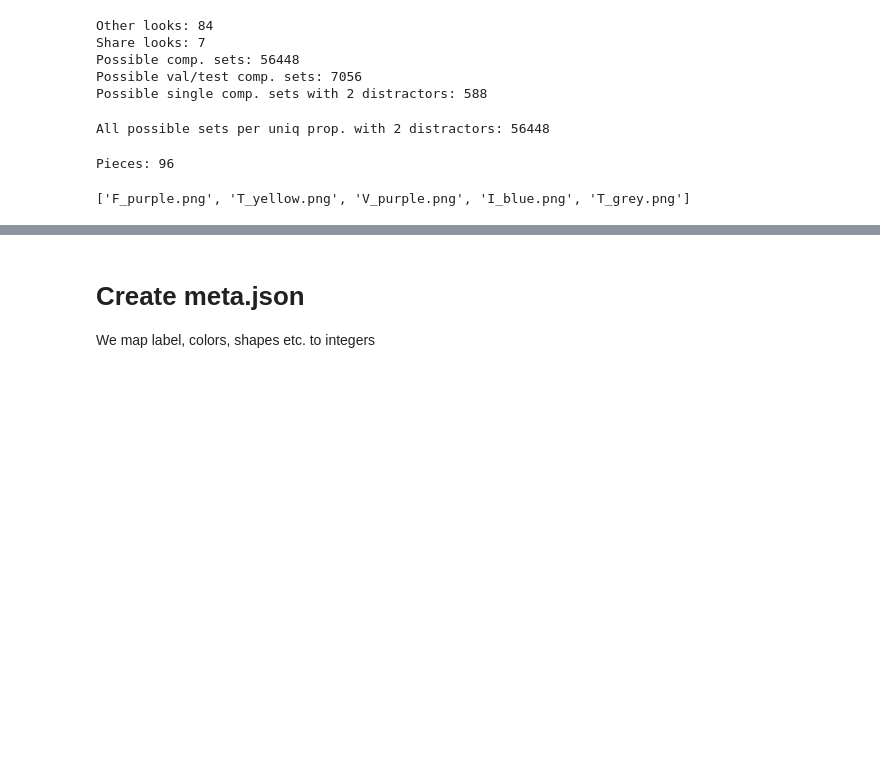
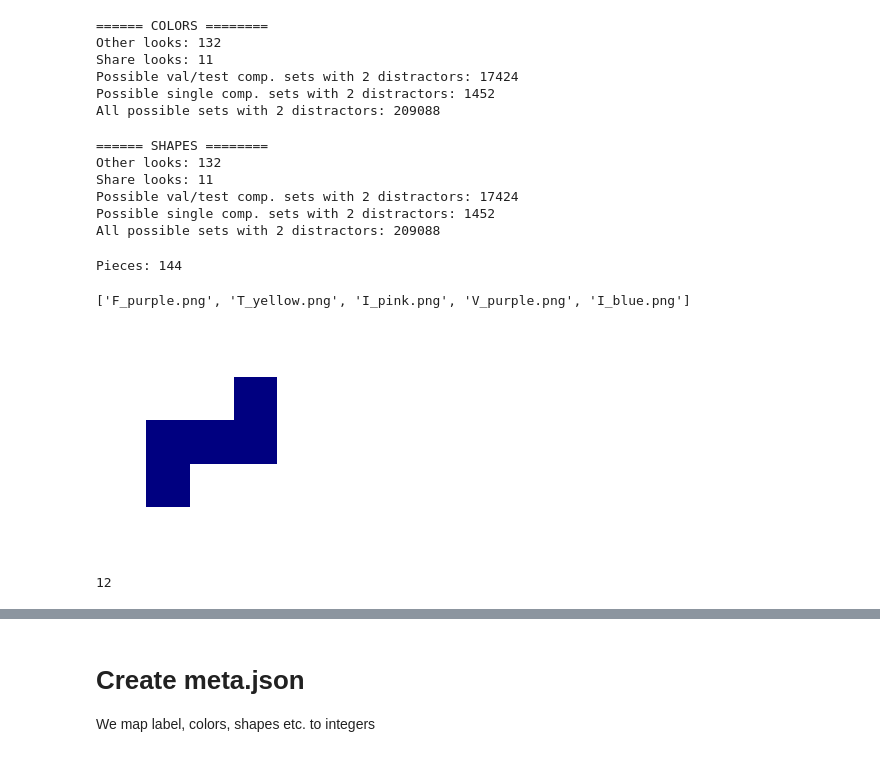
Before and after one commit to clp-research/golmi, a Jupyter notebook: app/compreg/create_set_dataset.ipynb, the cells around one changed output, grey strips where cells are left out. Saved outputs shown, nothing was run; the diff lists cells and outputs as text; code cells hidden in the pictures; blank space fills up the shorter version.

Commit message:
Generate sets dataset for 2 distractors, 12 colors and 12 shapes

```diff
--- a/app/compreg/create_set_dataset.ipynb
+++ b/app/compreg/create_set_dataset.ipynb
@@ -59,39 +54,70 @@ Possible sets: 884736
 # %%
 # Compositional set on "Colors"
+print("====== COLORS ========")
 # All other distractors do NOT share the color, but at least one distractor shares the shape
 num_other_looks = num_shapes*(num_colors-1) # unshare the color, but allow all shapes
 num_share_looks = num_colors-1              # unshare the color, but shares the same shape as the target piece
 print(f"Other looks: {num_other_looks}")
 print(f"Share looks: {num_share_looks}")
 
-print(f"Possible comp. sets: {num_target_looks * num_share_looks * num_other_looks**(num_distractors-1)}")
+num_sets = num_share_looks * num_other_looks**(num_distractors-1)
 
 # Val/Test set on "Colors" (spare 1 combination of shape + color)
-print(f"Possible val/test comp. sets: {12 * num_share_looks * num_other_looks**(num_distractors-1)}")
+print(f"Possible val/test comp. sets with {num_distractors} distractors: {1 * num_shapes * num_sets}")
 
 # Single piece set on "Colors" (1 combination of shape + color)
-print(f"Possible single comp. sets with {num_distractors} distractors: {1 * num_share_looks * num_other_looks**(num_distractors-1)}")
+print(f"Possible single comp. sets with {num_distractors} distractors: {1 * num_sets}")
+
+print(f"All possible sets with {num_distractors} distractors: {num_target_looks * num_sets}")
 # %% [output]
-Other looks: 84
-Share looks: 7
-Possible comp. sets: 56448
-Possible val/test comp. sets: 7056
-Possible single comp. sets with 2 distractors: 588
+====== COLORS ========
+Other looks: 132
+Share looks: 11
+Possible val/test comp. sets with 2 distractors: 17424
+Possible single comp. sets with 2 distractors: 1452
+All possible sets with 2 distractors: 209088
-# %%
-print(f"All possible sets per uniq prop. with {num_distractors} distractors: {96 * num_share_looks * num_other_looks**(num_distractors-1)}")
-# %% [output]
-All possible sets per uniq prop. with 2 distractors: 56448
+# %%
+# Compositional set on "Shapes"
+print("====== SHAPES ========")
+# All other distractors do NOT share the shape, but at least one distractor shares the color
+num_other_looks = num_colors*(num_shapes-1) # unshare the shape, but allow all colors
+num_share_looks = num_shapes-1              # unshare the shape, but shares the same color as the target piece
+print(f"Other looks: {num_other_looks}")
+print( f"Share looks: {num_share_looks}")
+
+num_sets = num_share_looks * num_other_looks**(num_distractors-1)
+
+# Val/Test set on "Colors" (spare 1 combination of shape + color)
+print(f"Possible val/test comp. sets with {num_distractors} distractors: {1 * num_shapes * num_sets}")
+
+# Single piece set on "Colors" (1 combination of shape + color)
+print(f"Possible single comp. sets with {num_distractors} distractors: {1 * num_sets}")
+
+print(f"All possible sets with {num_distractors} distractors: {num_target_looks * num_sets}")
+# %% [output]
+====== SHAPES ========
+Other looks: 132
+Share looks: 11
+Possible val/test comp. sets with 2 distractors: 17424
+Possible single comp. sets with 2 distractors: 1452
+All possible sets with 2 distractors: 209088
 # %%
 # We create all piece images first
 # There are only 96 possible combinations (for now)
-save_all_pieces = False
+save_all_pieces = True
 data_images_dir = "/data/compreg/sets/pieces"
 if save_all_pieces:
     for shape_idx, shape in enumerate(shapes):
         for color_idx, color in enumerate(colors):
             save_piece_image(color, shape, data_images_dir)
 print("Pieces:", len(os.listdir(data_images_dir)))
 os.listdir(data_images_dir)[:5]
 # %% [output]
-Pieces: 96
+Pieces: 144
-['F_purple.png', 'T_yellow.png', 'V_purple.png', 'I_blue.png', 'T_grey.png']
+['F_purple.png', 'T_yellow.png', 'I_pink.png', 'V_purple.png', 'I_blue.png']
+[figure, added]
+# %%
+f_files = [fn for fn in os.listdir(data_images_dir) if fn[0] == "F"]
+len(f_files)
+# %% [output]
+12
```
Also changed, not shown: parts of 15 cells of this notebook, 1 other file.
